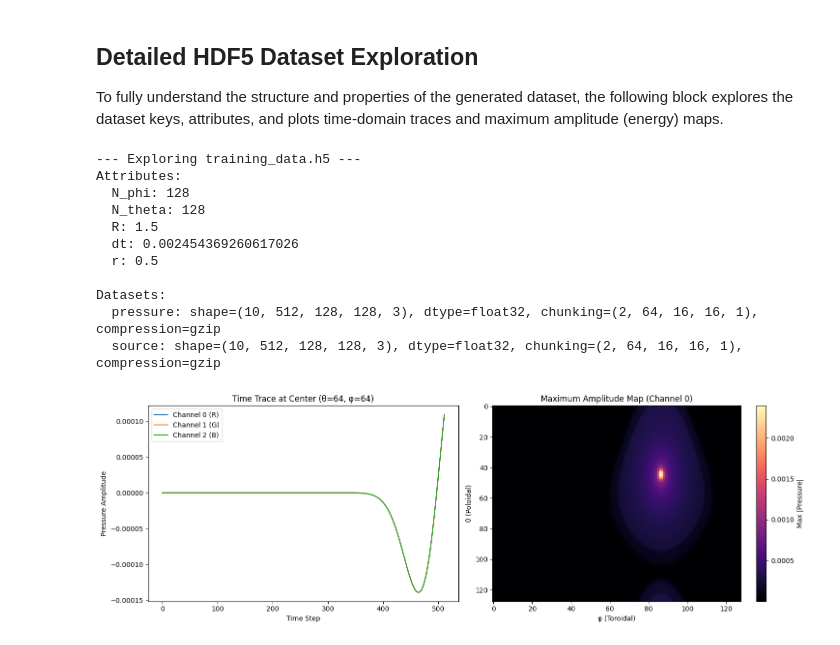
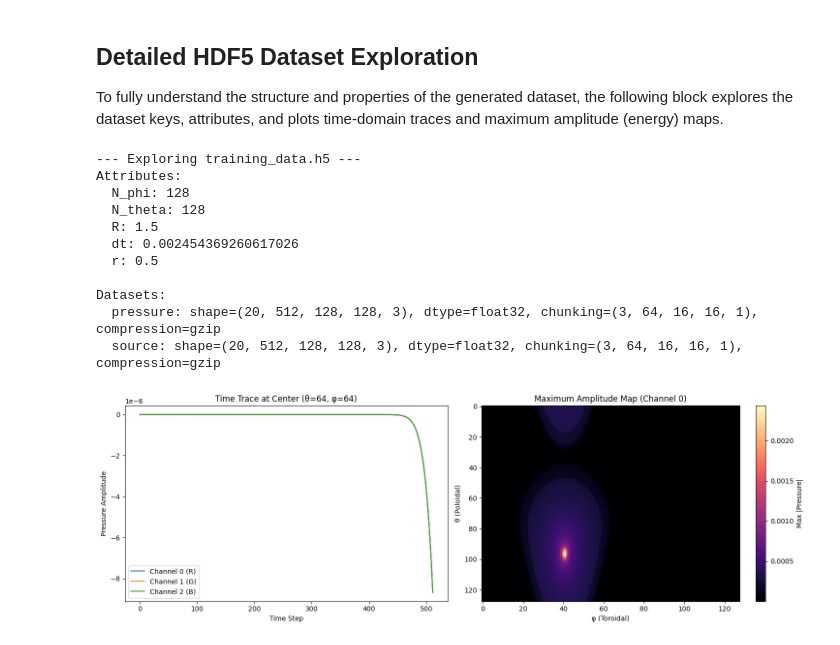
Before and after one commit to ravenwit/NOMAD, a Jupyter notebook: Acoustic_Wave_Simulation_on_Torus.ipynb, the cells around one changed output. Cells and saved outputs as stored; diff of their text form; code cells hidden in the pictures.

```diff
--- a/Acoustic_Wave_Simulation_on_Torus.ipynb
+++ b/Acoustic_Wave_Simulation_on_Torus.ipynb
@@ -807,34 +825,34 @@ def explore_hdf5(filepath):
 
         axes[0].plot(center_trace)
         axes[0].set_title(f"Time Trace at Center (θ={H//2}, φ={W//2})")
         axes[0].set_xlabel("Time Step")
         axes[0].set_ylabel("Pressure Amplitude")
         if center_trace.shape[1] == 3:
             axes[0].legend(["Channel 0 (R)", "Channel 1 (G)", "Channel 2 (B)"])
 
         # 2. Maximum Amplitude Map (Energy Map) for Channel 0
-        max_amp = np.max(np.abs(P[0, :, :, :, 0]), axis=0)
+        max_amp = np.max(np.abs(P[50, :, :, :, 0]), axis=0)
         im = axes[1].imshow(max_amp, cmap='magma', aspect='auto')
         axes[1].set_title("Maximum Amplitude Map (Channel 0)")
         axes[1].set_xlabel("φ (Toroidal)")
         axes[1].set_ylabel("θ (Poloidal)")
         fig.colorbar(im, ax=axes[1], label="Max |Pressure|")
 
         plt.tight_layout()
         plt.show()
 
 # Assuming `dataset_path` holds the path to the current h5 file
 explore_hdf5("training_data.h5")
 # %% [output]
 --- Exploring training_data.h5 ---
 Attributes:
   N_phi: 128
   N_theta: 128
   R: 1.5
   dt: 0.002454369260617026
   r: 0.5
 
 Datasets:
-  pressure: shape=(10, 512, 128, 128, 3), dtype=float32, chunking=(2, 64, 16, 16, 1), compression=gzip
-  source: shape=(10, 512, 128, 128, 3), dtype=float32, chunking=(2, 64, 16, 16, 1), compression=gzip
+  pressure: shape=(20, 512, 128, 128, 3), dtype=float32, chunking=(3, 64, 16, 16, 1), compression=gzip
+  source: shape=(20, 512, 128, 128, 3), dtype=float32, chunking=(3, 64, 16, 16, 1), compression=gzip
-[figure, old version]
+[figure, new version]
```
Also changed, not shown: parts of 18 cells of this notebook.
